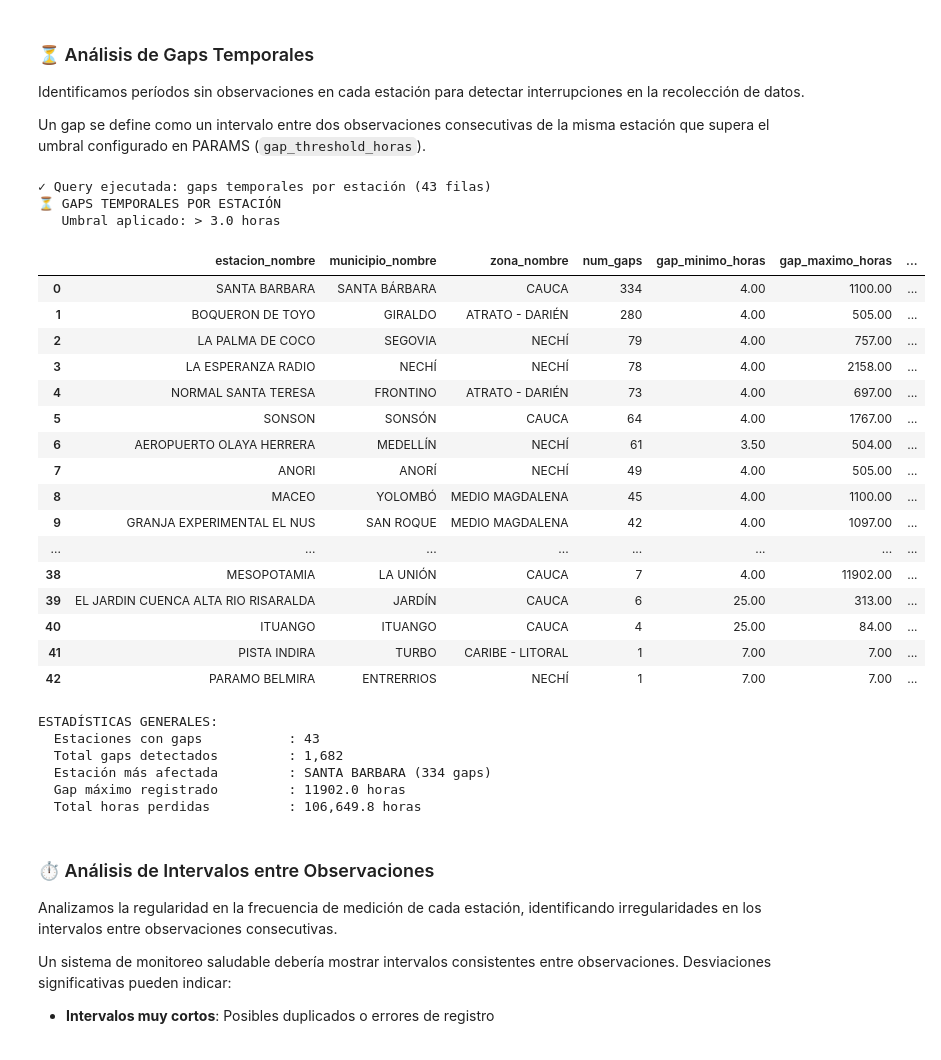
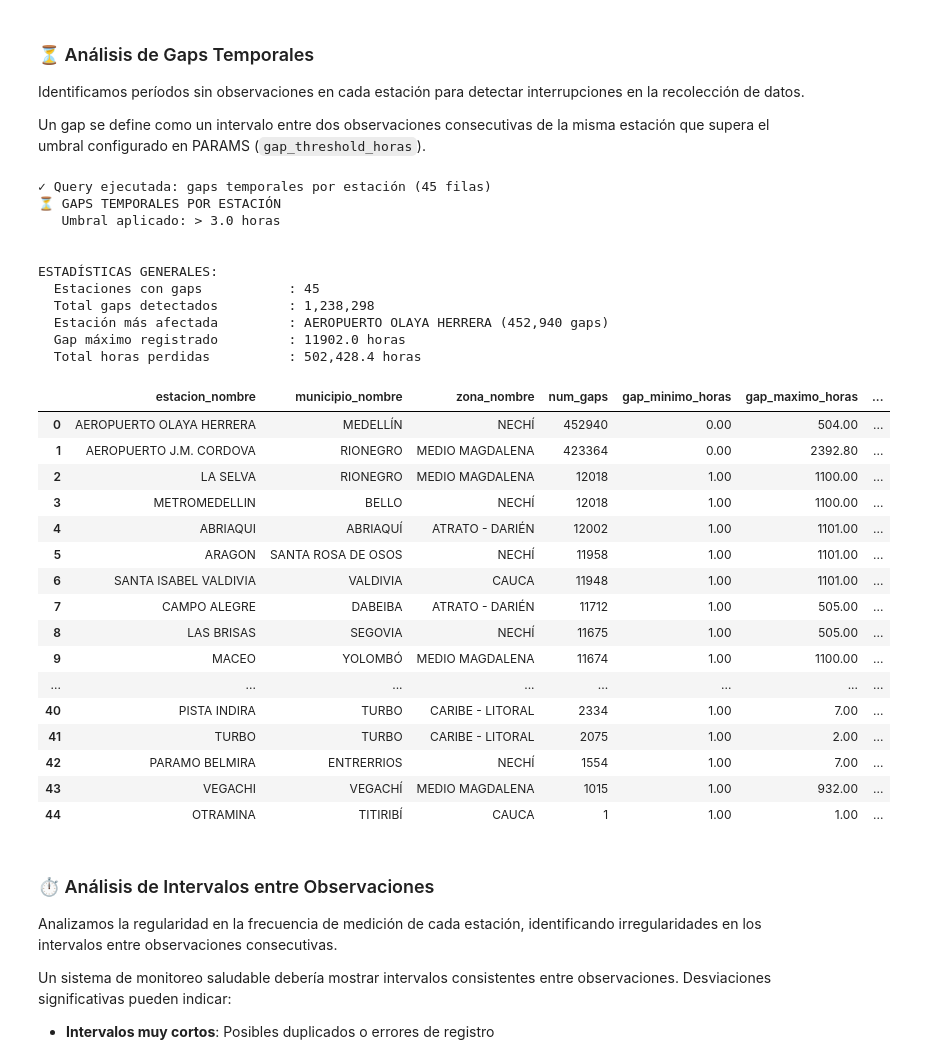
Before and after one commit to jdrodas/TemperaturaAntioquiaTSDBS, a Jupyter notebook: eda/eda_temperatura_antioquia.ipynb, the cells around one changed output. Cells and saved outputs as stored; diff of their text form; code cells hidden in the pictures.

```diff
--- a/eda/eda_temperatura_antioquia.ipynb
+++ b/eda/eda_temperatura_antioquia.ipynb
@@ -185,7 +187,7 @@ DB_CONFIG = {
 # Parámetros del análisis
 PARAMS = {
     # Rango de fechas
-    'fecha_inicio':     '2024-01-01',
+    'fecha_inicio':     '2024-04-01',
     'fecha_fin':        '2026-04-30',
 
     # Umbrales físicos absolutos (°C)
@@ -707,77 +679,80 @@ if PARAMS['gap_threshold_horas'] == 3.0:
         geo.municipio_nombre,
         geo.zona_nombre,
         g.num_gaps,
-        ROUND(g.gap_minimo_horas::numeric, 1) gap_minimo_horas,
-        ROUND(g.gap_maximo_horas::numeric, 1) gap_maximo_horas,
-        ROUND(g.gap_promedio_horas::numeric, 1) gap_promedio_horas,
-        ROUND(g.total_horas_perdidas::numeric, 1) total_horas_perdidas
-    FROM mv_gaps_por_estacion g
+        gap_minimo_horas,
+        gap_maximo_horas,
+        gap_promedio_horas,
+        total_horas_perdidas
+    FROM v_gaps_resumen g
     JOIN mv_inventario_geografico geo ON g.estacion_id = geo.estacion_id
     ORDER BY g.num_gaps DESC;
     """
 else:
     query_gaps = f"""
     SELECT
+    SELECT
         geo.estacion_nombre,
         geo.municipio_nombre,
         geo.zona_nombre,
-        COUNT(*) num_gaps,
-        ROUND(MIN(intervalo_horas)::numeric, 1) gap_minimo_horas,
-        ROUND(MAX(intervalo_horas)::numeric, 1) gap_maximo_horas,
-        ROUND(AVG(intervalo_horas)::numeric, 1) gap_promedio_horas,
-        ROUND(SUM(intervalo_horas)::numeric, 1) total_horas_perdidas
-    FROM mv_intervalos i
-    JOIN mv_inventario_geografico geo ON i.estacion_id = geo.estacion_id
+        g.num_gaps,
+        gap_minimo_horas,
+        gap_maximo_horas,
+        gap_promedio_horas,
+        total_horas_perdidas
+    FROM v_gaps_resumen g
+    JOIN mv_inventario_geografico geo ON g.estacion_id = geo.estacion_id
     WHERE i.intervalo_horas > {PARAMS['gap_threshold_horas']}
     GROUP BY geo.estacion_nombre, geo.municipio_nombre, geo.zona_nombre
     ORDER BY num_gaps DESC;
     """
 
 df_gaps = ejecutar_query(query_gaps, "gaps temporales por estación")
 
 if df_gaps is not None:
     print("⏳ GAPS TEMPORALES POR ESTACIÓN")
     print(f"   Umbral aplicado: > {PARAMS['gap_threshold_horas']} horas")
     print()
 
     if len(df_gaps) == 0:
         print("✓ No se encontraron gaps temporales con el umbral configurado")
     else:
-        display(HTML(df_gaps.to_html()))
-
         print(f"\nESTADÍSTICAS GENERALES:")
         print(f"  Estaciones con gaps           : {len(df_gaps)}")
         print(f"  Total gaps detectados         : {df_gaps['num_gaps'].sum():,}")
         print(f"  Estación más afectada         : {df_gaps.iloc[0]['estacion_nombre']} ({df_gaps.iloc[0]['num_gaps']:,} gaps)")
         print(f"  Gap máximo registrado         : {df_gaps['gap_maximo_horas'].max():.1f} horas")
         print(f"  Total horas perdidas          : {df_gaps['total_horas_perdidas'].sum():,.1f} horas")
+
+        display(HTML(df_gaps.to_html()))
 # %% [output]
-✓ Query ejecutada: gaps temporales por estación (43 filas)
+✓ Query ejecutada: gaps temporales por estación (45 filas)
 ⏳ GAPS TEMPORALES POR ESTACIÓN
    Umbral aplicado: > 3.0 horas
+
+
+ESTADÍSTICAS GENERALES:
+  Estaciones con gaps           : 45
+  Total gaps detectados         : 1,238,298
+  Estación más afectada         : AEROPUERTO OLAYA HERRERA (452,940 gaps)
+  Gap máximo registrado         : 11902.0 horas
+  Total horas perdidas          : 502,428.4 horas
 |  | estacion_nombre | municipio_nombre | zona_nombre | num_gaps | gap_minimo_horas | gap_maximo_horas | ... |
-| 0 | SANTA BARBARA | SANTA BÁRBARA | CAUCA | 334 | 4.00 | 1100.00 | ... |
-| 1 | BOQUERON DE TOYO | GIRALDO | ATRATO - DARIÉN | 280 | 4.00 | 505.00 | ... |
-| 2 | LA PALMA DE COCO | SEGOVIA | NECHÍ | 79 | 4.00 | 757.00 | ... |
-| 3 | LA ESPERANZA RADIO | NECHÍ | NECHÍ | 78 | 4.00 | 2158.00 | ... |
-| 4 | NORMAL SANTA TERESA | FRONTINO | ATRATO - DARIÉN | 73 | 4.00 | 697.00 | ... |
-| 5 | SONSON | SONSÓN | CAUCA | 64 | 4.00 | 1767.00 | ... |
-| 6 | AEROPUERTO OLAYA HERRERA | MEDELLÍN | NECHÍ | 61 | 3.50 | 504.00 | ... |
-| 7 | ANORI | ANORÍ | NECHÍ | 49 | 4.00 | 505.00 | ... |
-| 8 | MACEO | YOLOMBÓ | MEDIO MAGDALENA | 45 | 4.00 | 1100.00 | ... |
-| 9 | GRANJA EXPERIMENTAL EL NUS | SAN ROQUE | MEDIO MAGDALENA | 42 | 4.00 | 1097.00 | ... |
+| 0 | AEROPUERTO OLAYA HERRERA | MEDELLÍN | NECHÍ | 452940 | 0.00 | 504.00 | ... |
+| 1 | AEROPUERTO J.M. CORDOVA | RIONEGRO | MEDIO MAGDALENA | 423364 | 0.00 | 2392.80 | ... |
+| 2 | LA SELVA | RIONEGRO | MEDIO MAGDALENA | 12018 | 1.00 | 1100.00 | ... |
+| 3 | METROMEDELLIN | BELLO | NECHÍ | 12018 | 1.00 | 1100.00 | ... |
+| 4 | ABRIAQUI | ABRIAQUÍ | ATRATO - DARIÉN | 12002 | 1.00 | 1101.00 | ... |
+| 5 | ARAGON | SANTA ROSA DE OSOS | NECHÍ | 11958 | 1.00 | 1101.00 | ... |
+| 6 | SANTA ISABEL VALDIVIA | VALDIVIA | CAUCA | 11948 | 1.00 | 1101.00 | ... |
+| 7 | CAMPO ALEGRE | DABEIBA | ATRATO - DARIÉN | 11712 | 1.00 | 505.00 | ... |
+| 8 | LAS BRISAS | SEGOVIA | NECHÍ | 11675 | 1.00 | 505.00 | ... |
+| 9 | MACEO | YOLOMBÓ | MEDIO MAGDALENA | 11674 | 1.00 | 1100.00 | ... |
 | ... | ... | ... | ... | ... | ... | ... | ... |
-| 38 | MESOPOTAMIA | LA UNIÓN | CAUCA | 7 | 4.00 | 11902.00 | ... |
-| 39 | EL JARDIN CUENCA ALTA RIO RISARALDA | JARDÍN | CAUCA | 6 | 25.00 | 313.00 | ... |
-| 40 | ITUANGO | ITUANGO | CAUCA | 4 | 25.00 | 84.00 | ... |
-| 41 | PISTA INDIRA | TURBO | CARIBE - LITORAL | 1 | 7.00 | 7.00 | ... |
-| 42 | PARAMO BELMIRA | ENTRERRIOS | NECHÍ | 1 | 7.00 | 7.00 | ... |
+| 40 | PISTA INDIRA | TURBO | CARIBE - LITORAL | 2334 | 1.00 | 7.00 | ... |
+| 41 | TURBO | TURBO | CARIBE - LITORAL | 2075 | 1.00 | 2.00 | ... |
+| 42 | PARAMO BELMIRA | ENTRERRIOS | NECHÍ | 1554 | 1.00 | 7.00 | ... |
+| 43 | VEGACHI | VEGACHÍ | MEDIO MAGDALENA | 1015 | 1.00 | 932.00 | ... |
+| 44 | OTRAMINA | TITIRIBÍ | CAUCA | 1 | 1.00 | 1.00 | ... |
-ESTADÍSTICAS GENERALES:
-  Estaciones con gaps           : 43
-  Total gaps detectados         : 1,682
-  Estación más afectada         : SANTA BARBARA (334 gaps)
-  Gap máximo registrado         : 11902.0 horas
-  Total horas perdidas          : 106,649.8 horas
 # %% [markdown]
 ### ⏱️ Análisis de Intervalos entre Observaciones
 
```
Also changed, not shown: parts of 18 cells of this notebook, 1 other file.
